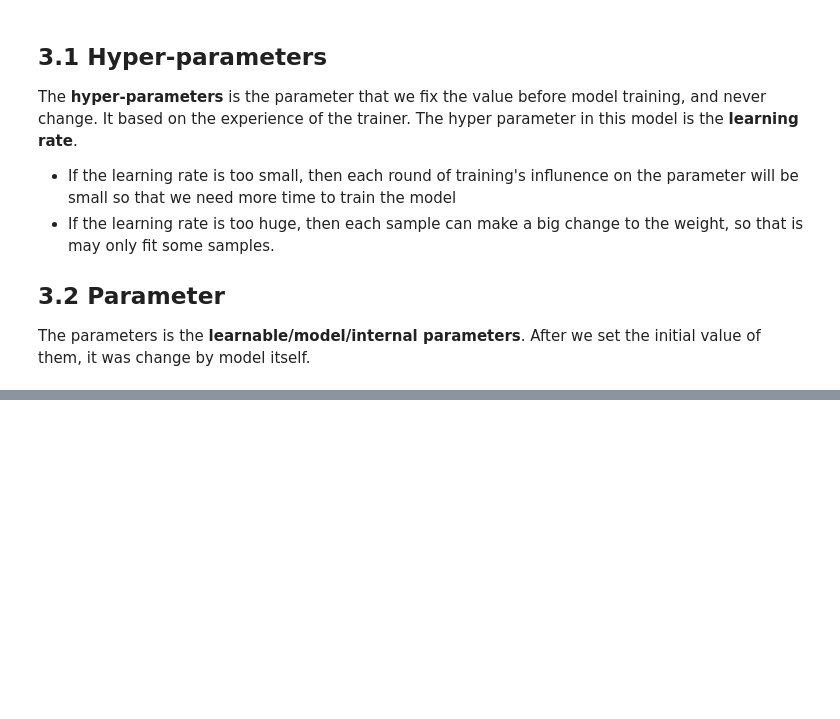
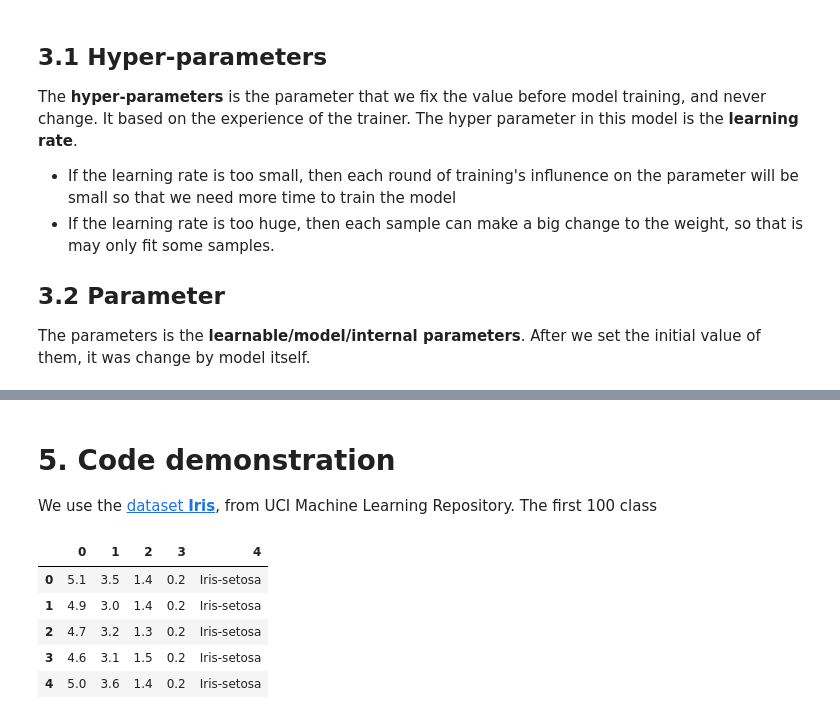
Before and after one commit to dddsx259/MyStudyNote, a Jupyter notebook: Machine Learning(UCB CS189 & HKU COMP3314)/Supervised Learning/Perceptron.ipynb, the cells around one changed output, grey strips where cells are left out. Saved outputs shown, nothing was run; the diff lists cells and outputs as text; code cells hidden in the pictures; blank space fills up the shorter version.

```diff
--- a/Machine Learning(UCB CS189 & HKU COMP3314)/Supervised Learning/Perceptron.ipynb
+++ b/Machine Learning(UCB CS189 & HKU COMP3314)/Supervised Learning/Perceptron.ipynb
@@ -82,0 +86,16 @@ The parameters is the **learnable/model/internal parameters**. After we set the
+# %% [markdown]
+# 5. Code demonstration
+We use the [dataset **Iris**](https://archive.ics.uci.edu/dataset/53/iris), from UCI Machine Learning Repository. The first 100 class
+# %%
+import pandas as pd
+import numpy as np
+import matplotlib.pyplot as plt
+df = pd.read_csv('https://archive.ics.uci.edu/ml/machine-learning-databases/iris/iris.data', header=None)
+df.head()
+# %% [output]
+|  | 0 | 1 | 2 | 3 | 4 |
+| 0 | 5.1 | 3.5 | 1.4 | 0.2 | Iris-setosa |
+| 1 | 4.9 | 3.0 | 1.4 | 0.2 | Iris-setosa |
+| 2 | 4.7 | 3.2 | 1.3 | 0.2 | Iris-setosa |
+| 3 | 4.6 | 3.1 | 1.5 | 0.2 | Iris-setosa |
+| 4 | 5.0 | 3.6 | 1.4 | 0.2 | Iris-setosa |
```
Also changed, not shown: parts of 6 cells of this notebook, 1 other file.
